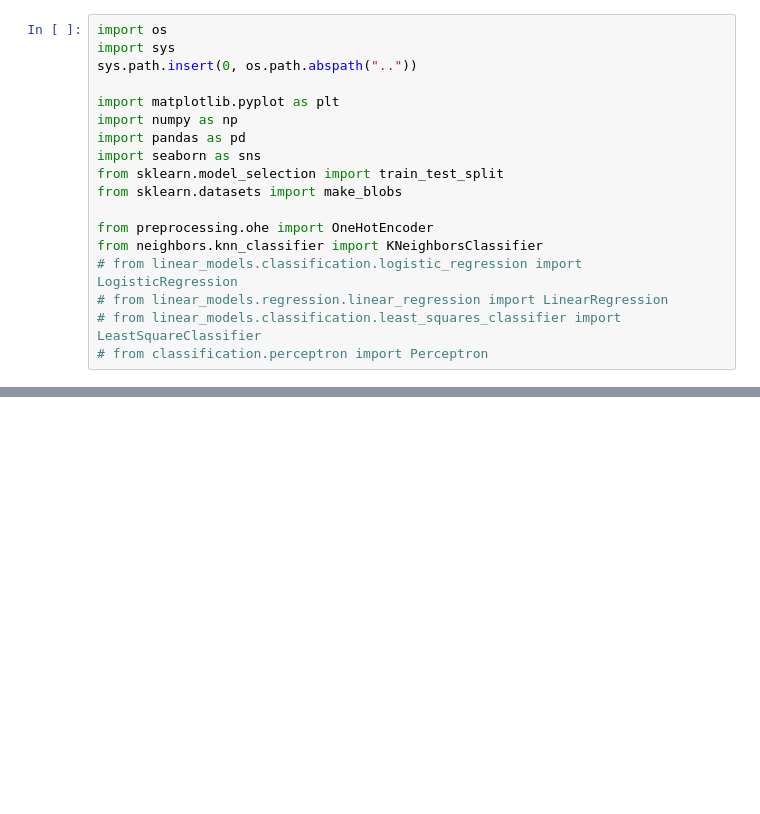
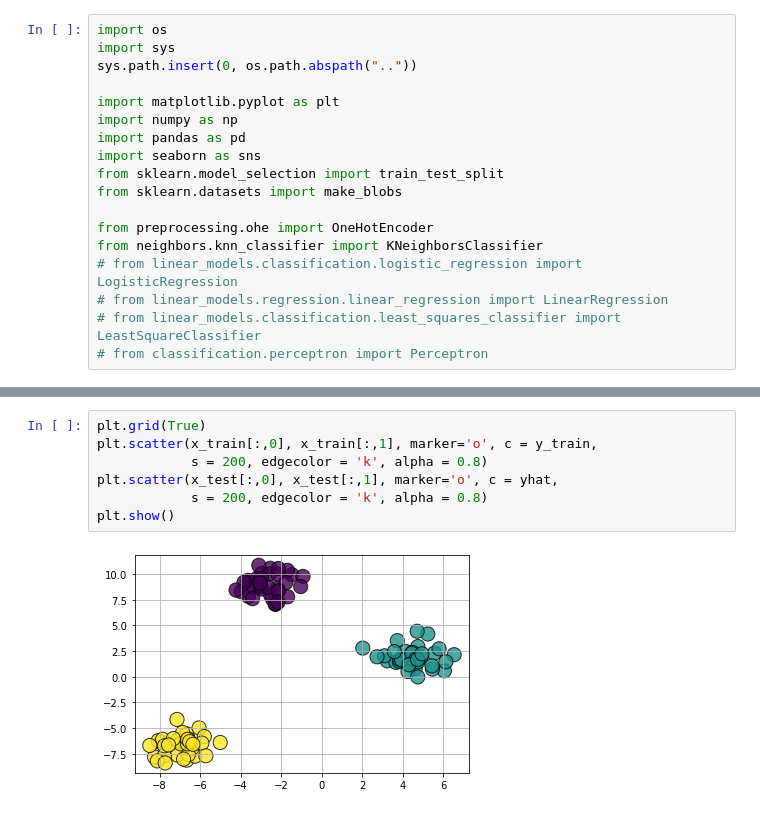
Before and after one commit to p4arth/ML-Algorithms, a Jupyter notebook: Tutorials/test.ipynb, the cells around one changed output, grey strips where cells are left out. Drawn from its saved outputs; the diff is of its cells as text; blank space fills up the shorter version.

```diff
--- a/Tutorials/test.ipynb
+++ b/Tutorials/test.ipynb
@@ -52,0 +36,9 @@ IndexError: index 3 is out of bounds for axis 0 with size 3
+# %%
+plt.grid(True)
+plt.scatter(x_train[:,0], x_train[:,1], marker='o', c = y_train,
+            s = 200, edgecolor = 'k', alpha = 0.8)
+plt.scatter(x_test[:,0], x_test[:,1], marker='o', c = yhat,
+            s = 200, edgecolor = 'k', alpha = 0.8)
+plt.show()
+# %% [output]
+[figure, added]
```
Also changed, not shown: parts of 15 cells of this notebook, 1 other file.
